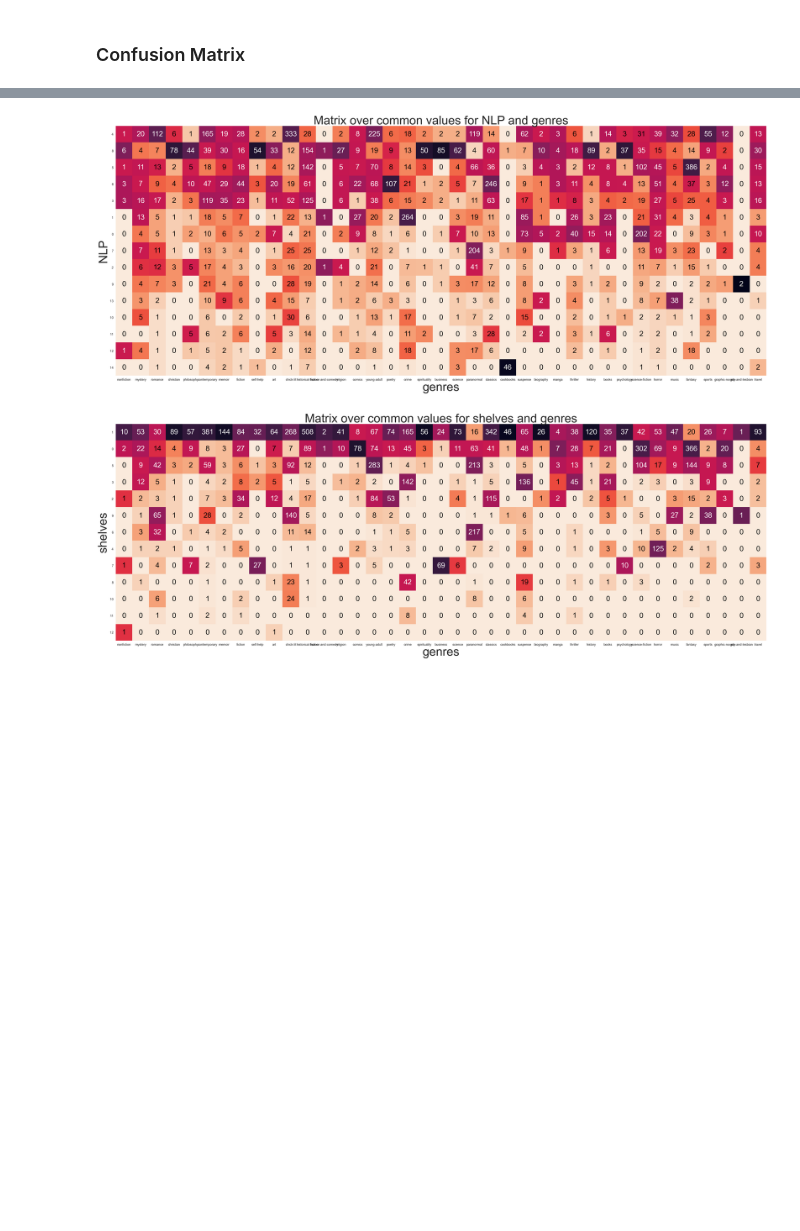
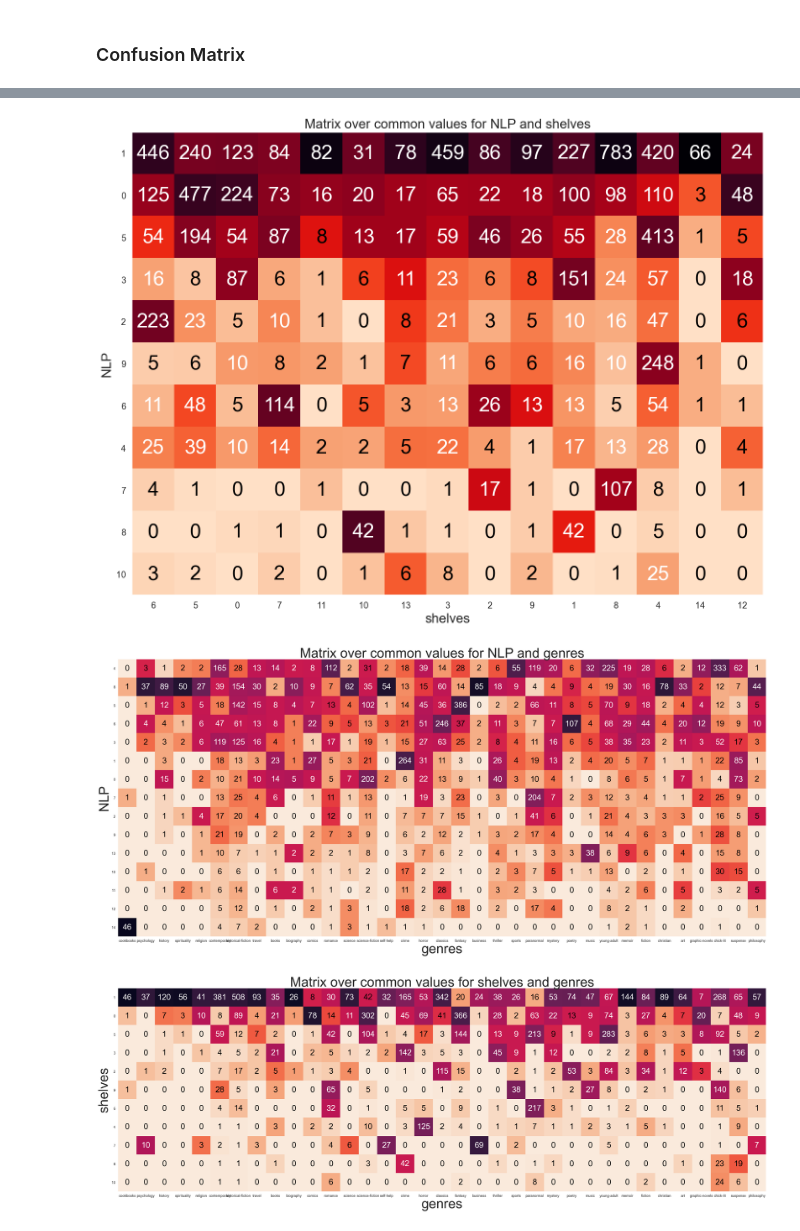
Before and after one commit to davidAlvaBro/comsocsci_final_proj, a Jupyter notebook: main.ipynb, the cells around one changed output, grey strips where cells are left out. Saved outputs shown, nothing was run; the diff lists cells and outputs as text; code cells hidden in the pictures; blank space fills up the shorter version.

```diff
--- a/main.ipynb
+++ b/main.ipynb
@@ -351,8 +428,12 @@ plot_matching_matrix(create_matching_matrix(graph_shelf_re,graph_NLp_re), title
+# %%
+plot_matching_matrix_vectormultp(create_matching_matrix(graph_shelf_re,graph_NLp_re), title = "Matrix over common values for NLP and shelves", xlabel = "shelves", ylabel = "NLP",size_title = 20, threshold = 20)
+# %% [output]
+[figure, added]
 # %%
-plot_matching_matrix(create_matching_matrix(graph_NLp_re,book_genre_dict), title = "Matrix over common values for NLP and genres", xlabel = "genres", ylabel = "NLP",size_title = 50)
+plot_matching_matrix(create_matching_matrix(graph_NLp_re,book_genre_dict), title = "Matrix over common values for NLP and genres", xlabel = "genres", ylabel = "NLP",size_title = 50, threshold = 20)
 # %% [output]
-[figure, old version]
+[figure, new version]
 # %%
-plot_matching_matrix(create_matching_matrix(graph_shelf_re,book_genre_dict), title = "Matrix over common values for shelves and genres", xlabel = "genres", ylabel = "shelves",size_title = 50)
+plot_matching_matrix(create_matching_matrix(graph_shelf_re,book_genre_dict), title = "Matrix over common values for shelves and genres", xlabel = "genres", ylabel = "shelves",size_title = 50, threshold = 20)
 # %% [output]
-[figure, old version]
+[figure, new version]
```
Also changed, not shown: parts of 6 cells of this notebook.
